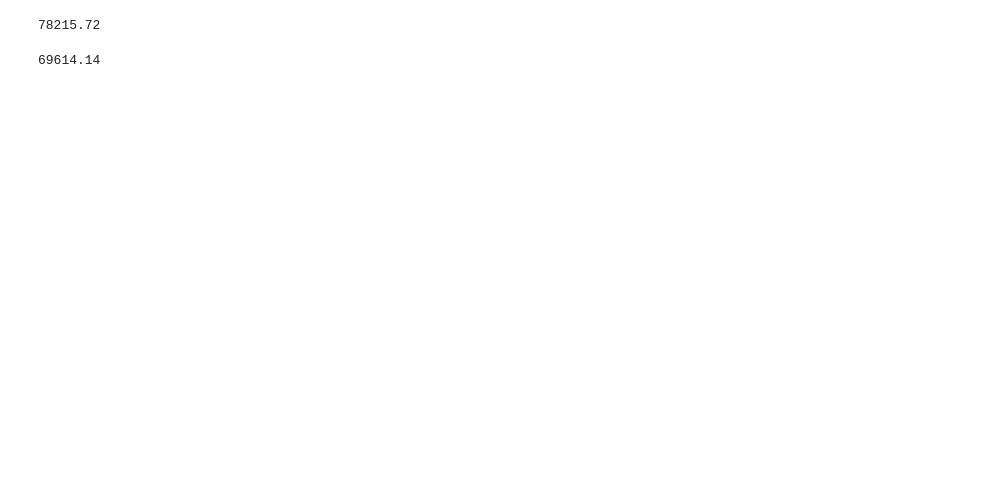
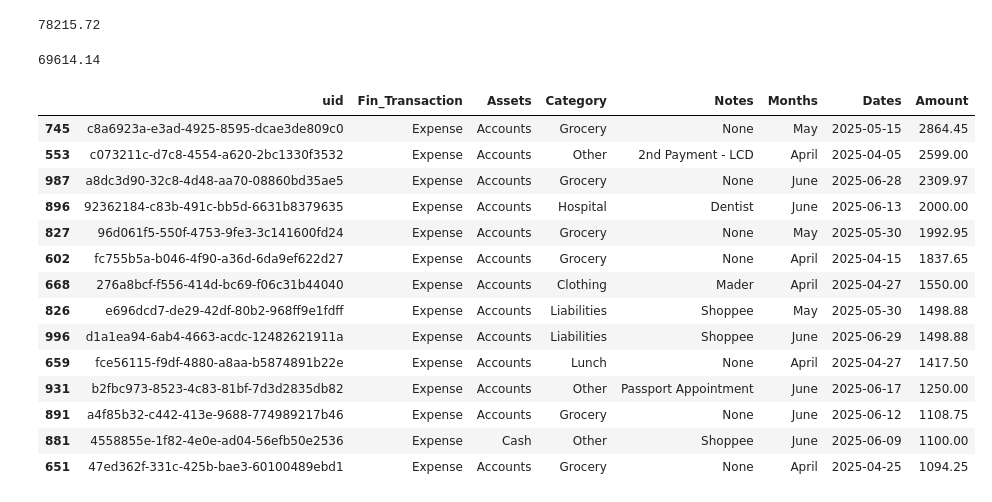
Before and after one commit to Teeejjj/budget-analysis, a Jupyter notebook: budget_analysis-v3.ipynb, the cells around one changed output. Drawn from its saved outputs; the diff is of its cells as text; code cells hidden in the pictures; blank space fills up the shorter version.

```diff
--- a/budget_analysis-v3.ipynb
+++ b/budget_analysis-v3.ipynb
@@ -291,3 +350,21 @@ display(q1.Amount.sum(), q2.Amount.sum())
 # %% [output]
 78215.72
 69614.14
+# %%
+q2[q2['Amount']>1000.00].sort_values(['Amount'], ascending=False)
+# %% [output]
+|  | uid | Fin_Transaction | Assets | Category | Notes | Months | Dates | Amount |
+| 745 | c8a6923a-e3ad-4925-8595-dcae3de809c0 | Expense | Accounts | Grocery | None | May | 2025-05-15 | 2864.45 |
+| 553 | c073211c-d7c8-4554-a620-2bc1330f3532 | Expense | Accounts | Other | 2nd Payment - LCD | April | 2025-04-05 | 2599.00 |
+| 987 | a8dc3d90-32c8-4d48-aa70-08860bd35ae5 | Expense | Accounts | Grocery | None | June | 2025-06-28 | 2309.97 |
+| 896 | 92362184-c83b-491c-bb5d-6631b8379635 | Expense | Accounts | Hospital | Dentist | June | 2025-06-13 | 2000.00 |
+| 827 | 96d061f5-550f-4753-9fe3-3c141600fd24 | Expense | Accounts | Grocery | None | May | 2025-05-30 | 1992.95 |
+| 602 | fc755b5a-b046-4f90-a36d-6da9ef622d27 | Expense | Accounts | Grocery | None | April | 2025-04-15 | 1837.65 |
+| 668 | 276a8bcf-f556-414d-bc69-f06c31b44040 | Expense | Accounts | Clothing | Mader | April | 2025-04-27 | 1550.00 |
+| 826 | e696dcd7-de29-42df-80b2-968ff9e1fdff | Expense | Accounts | Liabilities | Shoppee | May | 2025-05-30 | 1498.88 |
+| 996 | d1a1ea94-6ab4-4663-acdc-12482621911a | Expense | Accounts | Liabilities | Shoppee | June | 2025-06-29 | 1498.88 |
+| 659 | fce56115-f9df-4880-a8aa-b5874891b22e | Expense | Accounts | Lunch | None | April | 2025-04-27 | 1417.50 |
+| 931 | b2fbc973-8523-4c83-81bf-7d3d2835db82 | Expense | Accounts | Other | Passport Appointment | June | 2025-06-17 | 1250.00 |
+| 891 | a4f85b32-c442-413e-9688-774989217b46 | Expense | Accounts | Grocery | None | June | 2025-06-12 | 1108.75 |
+| 881 | 4558855e-1f82-4e0e-ad04-56efb50e2536 | Expense | Cash | Other | Shoppee | June | 2025-06-09 | 1100.00 |
+| 651 | 47ed362f-331c-425b-bae3-60100489ebd1 | Expense | Accounts | Grocery | None | April | 2025-04-25 | 1094.25 |
```
Also changed, not shown: parts of 7 cells of this notebook.
